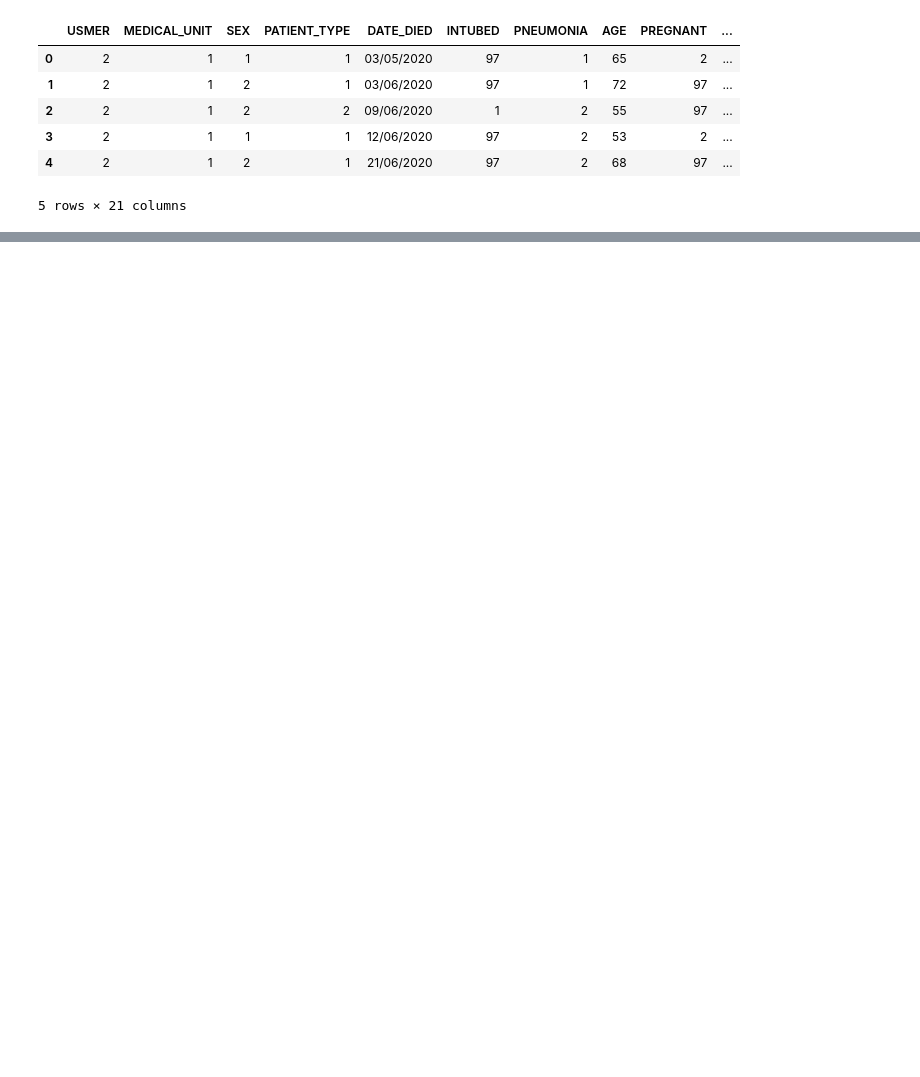
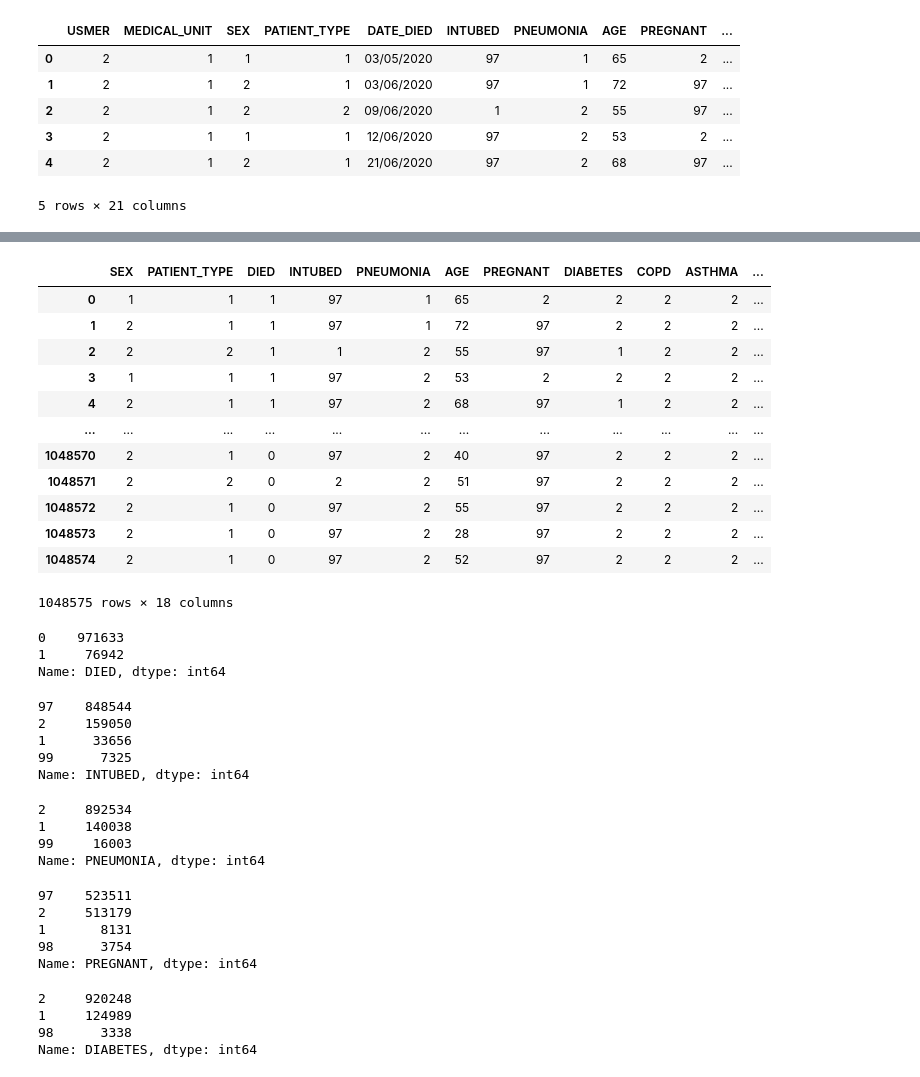
Before and after one commit to yuthegreat1/Project-4, a Jupyter notebook: Covid.ipynb, the cells around one changed output, grey strips where cells are left out. Cells and saved outputs as stored; diff of their text form; code cells hidden in the pictures; blank space fills up the shorter version.

```diff
--- a/Covid.ipynb
+++ b/Covid.ipynb
@@ -15,0 +83,53 @@ covid.head()
+# %%
+covid = covid.rename(columns={'DATE_DIED':'DIED', 'INMSUPR':'IMSUPR', 'HIPERTENSION':'HYPERTENSION'})
+covid
+# %% [output]
+|  | SEX | PATIENT_TYPE | DIED | INTUBED | PNEUMONIA | AGE | PREGNANT | DIABETES | COPD | ASTHMA | ... |
+| 0 | 1 | 1 | 1 | 97 | 1 | 65 | 2 | 2 | 2 | 2 | ... |
+| 1 | 2 | 1 | 1 | 97 | 1 | 72 | 97 | 2 | 2 | 2 | ... |
+| 2 | 2 | 2 | 1 | 1 | 2 | 55 | 97 | 1 | 2 | 2 | ... |
+| 3 | 1 | 1 | 1 | 97 | 2 | 53 | 2 | 2 | 2 | 2 | ... |
+| 4 | 2 | 1 | 1 | 97 | 2 | 68 | 97 | 1 | 2 | 2 | ... |
+| ... | ... | ... | ... | ... | ... | ... | ... | ... | ... | ... | ... |
+| 1048570 | 2 | 1 | 0 | 97 | 2 | 40 | 97 | 2 | 2 | 2 | ... |
+| 1048571 | 2 | 2 | 0 | 2 | 2 | 51 | 97 | 2 | 2 | 2 | ... |
+| 1048572 | 2 | 1 | 0 | 97 | 2 | 55 | 97 | 2 | 2 | 2 | ... |
+| 1048573 | 2 | 1 | 0 | 97 | 2 | 28 | 97 | 2 | 2 | 2 | ... |
+| 1048574 | 2 | 1 | 0 | 97 | 2 | 52 | 97 | 2 | 2 | 2 | ... |
+1048575 rows × 18 columns
+# %%
+covid['DIED'].value_counts()
+# %% [output]
+0    971633
+1     76942
+Name: DIED, dtype: int64
+# %%
+covid['INTUBED'].value_counts()
+# %% [output]
+97    848544
+2     159050
+1      33656
+99      7325
+Name: INTUBED, dtype: int64
+# %%
+covid['PNEUMONIA'].value_counts()
+# %% [output]
+2     892534
+1     140038
+99     16003
+Name: PNEUMONIA, dtype: int64
+# %%
+covid['PREGNANT'].value_counts()
+# %% [output]
+97    523511
+2     513179
+1       8131
+98      3754
+Name: PREGNANT, dtype: int64
+# %%
+covid['DIABETES'].value_counts()
+# %% [output]
+2     920248
+1     124989
+98      3338
+Name: DIABETES, dtype: int64
```
Also changed, not shown: parts of 20 cells of this notebook.
